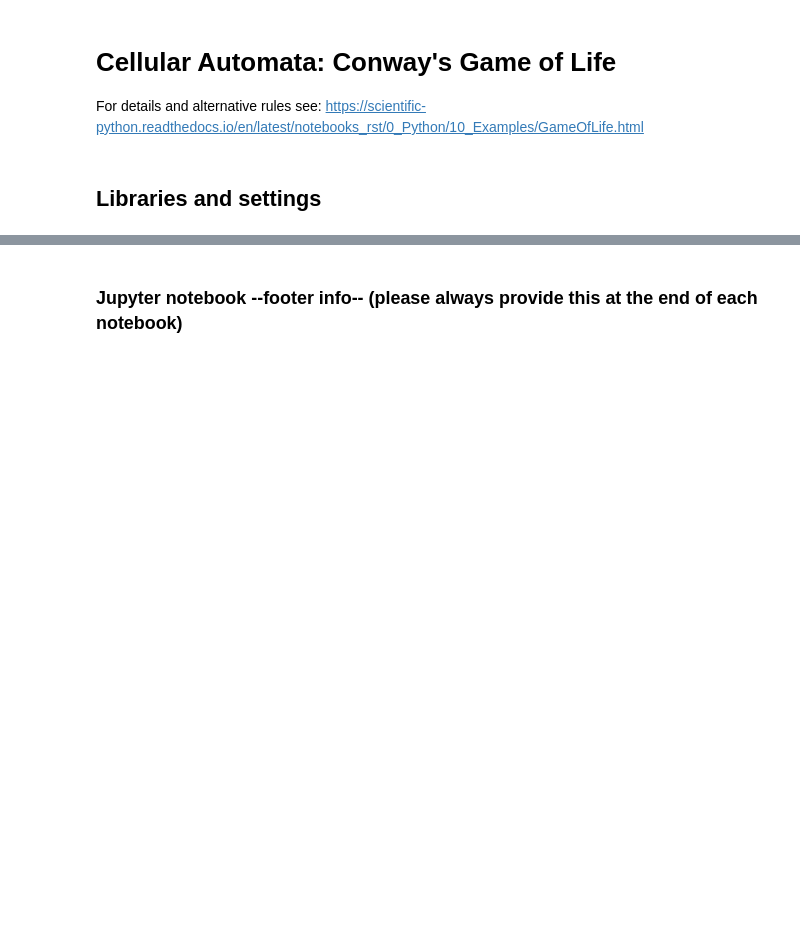
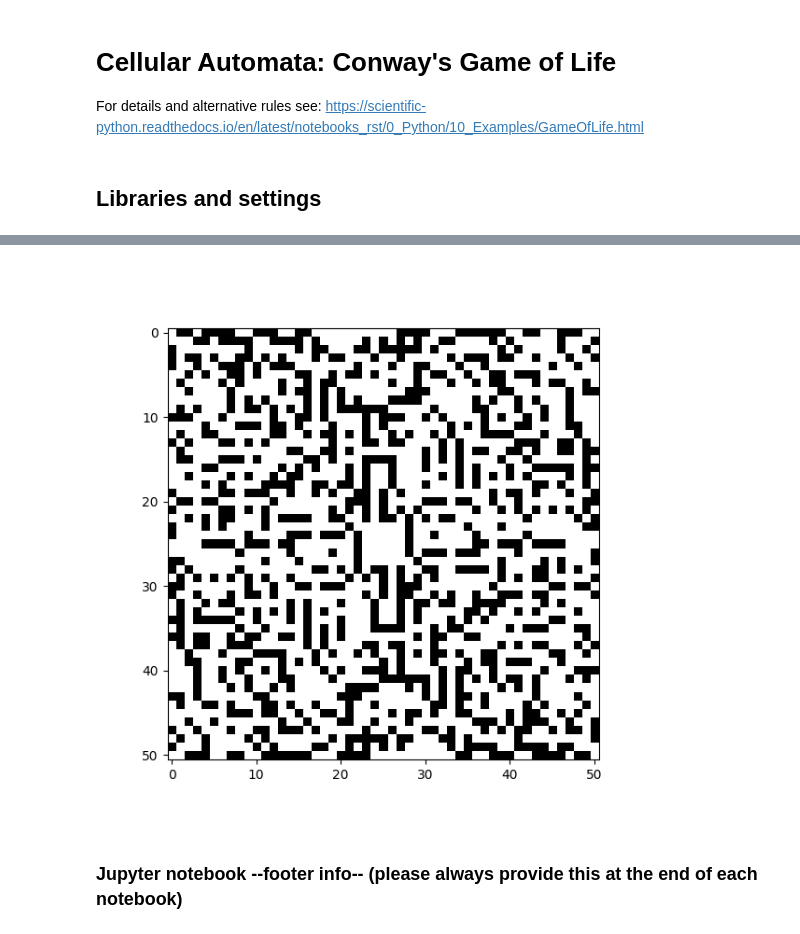
Before and after one commit to xIves/scientific_programming, a Jupyter notebook: Week_09/exercises/cellular_automata_conways_game_of_life.ipynb, the cells around one changed output, grey strips where cells are left out. Drawn from its saved outputs; the diff is of its cells as text; code cells hidden in the pictures; blank space fills up the shorter version.

```diff
--- a/Week_09/exercises/cellular_automata_conways_game_of_life.ipynb
+++ b/Week_09/exercises/cellular_automata_conways_game_of_life.ipynb
@@ -105,3 +109,27 @@ anim = animation.FuncAnimation(fig, updatefig, frames=200, interval=50, blit=Tru
+# %%
+import numpy as np
+
+# Run the simulation
+N = 50
+t = np.linspace(0., 1., N+1)
+X, Y = np.meshgrid(t, t)
+f = 4
+C0 = np.sin(2. * np.pi * f * X ) * np.sin(2. * np.pi * 2 * f * Y ) > -.1
+g = LLCA(C0, rule = "B2S23")
+
+# Run defined number of iterations
+for i in range(100):
+    g.iterate()
+
+# Plot graphic
+fig, ax = plt.subplots(figsize=(6,6))
+ax.axis('on')
+im = plt.imshow(g.C, interpolation = "nearest", cmap = cm.binary)
+
+# Export the numpy array
+np.savetxt('game_of_life.txt', g.C, fmt='%d')
+# %% [output]
+[figure, added]
 # %% [markdown]
 ### Jupyter notebook --footer info-- (please always provide this at the end of each notebook)
 # %%
```
Also changed, not shown: parts of 3 cells of this notebook, 4 other files.
